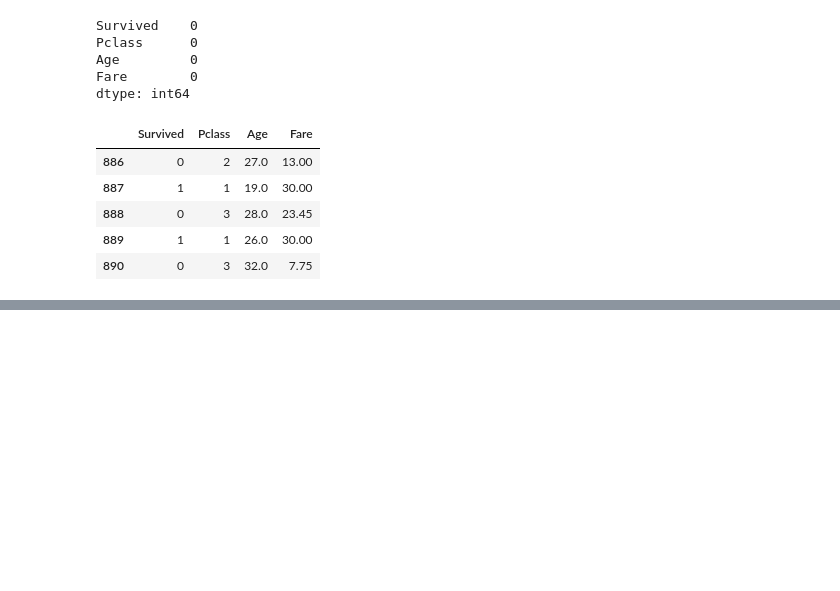
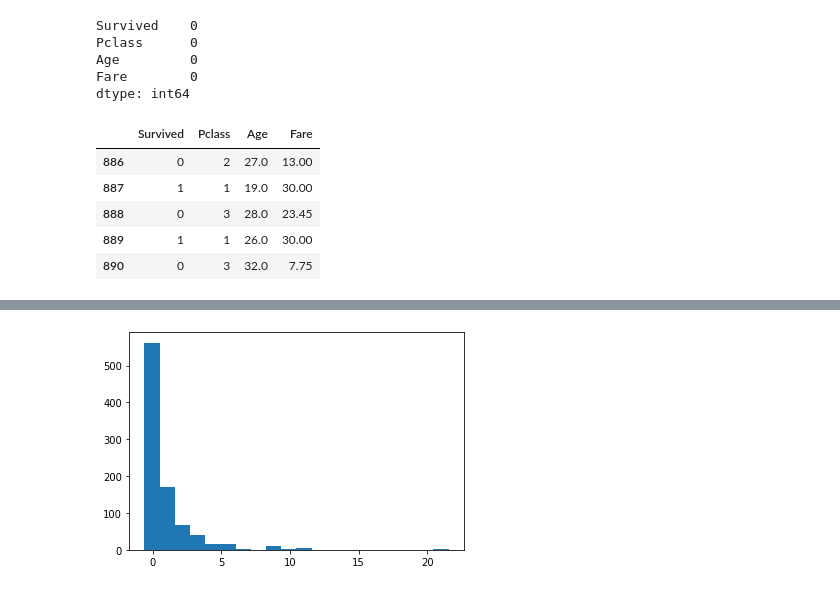
Before and after one commit to behzad89/SQL_GDAL_Commnds, a Jupyter notebook: ML_codes/Transformation&Scaling.ipynb, the cells around one changed output, grey strips where cells are left out. Saved outputs shown, nothing was run; the diff lists cells and outputs as text; code cells hidden in the pictures; blank space fills up the shorter version.

```diff
--- a/ML_codes/Transformation&Scaling.ipynb
+++ b/ML_codes/Transformation&Scaling.ipynb
@@ -69,0 +147,3 @@ df01.tail()
+# %%
+df03 = df01.copy()
+df03.head()
@@ -69,0 +157,4 @@ df01.tail()
+# %%
+rob_sacale = RobustScaler()
+df_robust = pd.DataFrame(rob_sacale.fit_transform(df03),columns=df03.columns)
+df_robust.describe()
@@ -69,0 +171,5 @@ df01.tail()
+# %%
+plt.hist(df_robust['Fare'],bins=20)
+plt.show()
+# %% [output]
+[figure, added]
```
Also changed, not shown: parts of 33 cells of this notebook.
